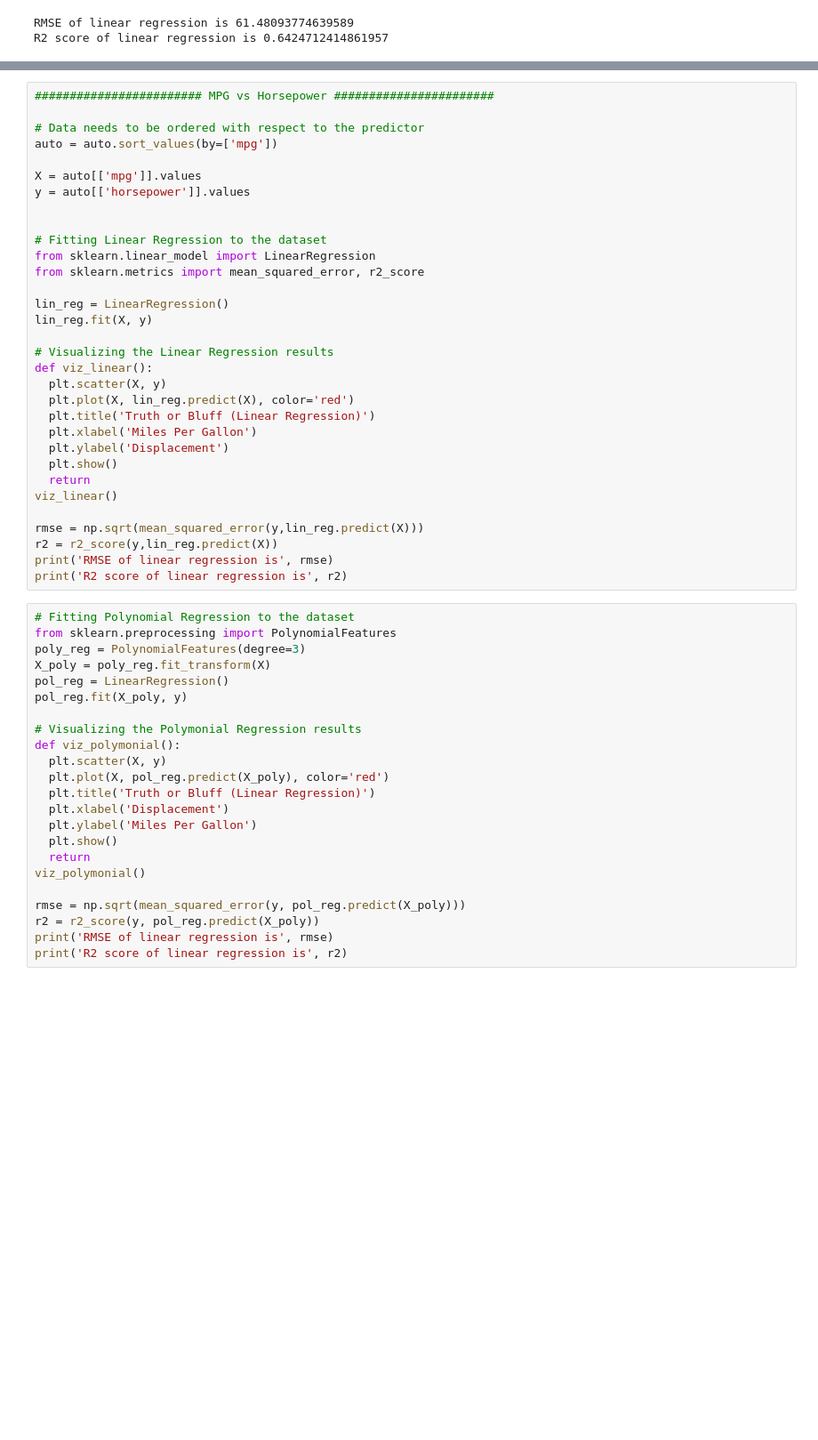
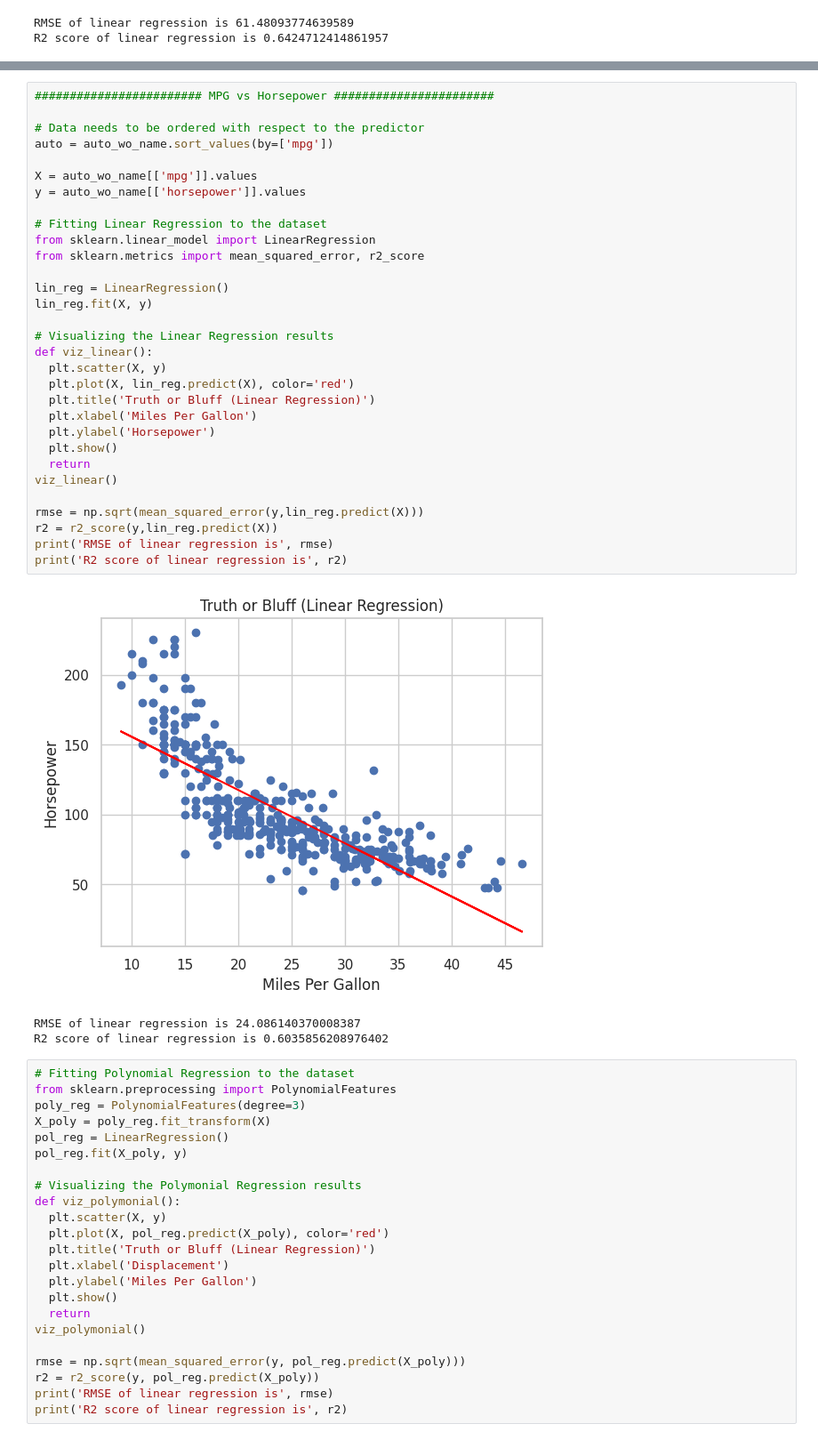
Before and after one commit to ROKIB-UMMC24/Assignment, a Jupyter notebook: auto_mpg_1_eda.ipynb, the cells around one changed output, grey strips where cells are left out. Shown at 89% size. Cells and saved outputs as stored; diff of their text form; blank space fills up the shorter version.

```diff
--- a/auto_mpg_1_eda.ipynb
+++ b/auto_mpg_1_eda.ipynb
@@ -432,35 +440,38 @@ R2 score of linear regression is 0.6424712414861957
 # %%
 ######################## MPG vs Horsepower #######################
 
 # Data needs to be ordered with respect to the predictor
-auto = auto.sort_values(by=['mpg'])
+auto = auto_wo_name.sort_values(by=['mpg'])
 
-X = auto[['mpg']].values
-y = auto[['horsepower']].values
-
+X = auto_wo_name[['mpg']].values
+y = auto_wo_name[['horsepower']].values
 
 # Fitting Linear Regression to the dataset
 from sklearn.linear_model import LinearRegression
 from sklearn.metrics import mean_squared_error, r2_score
 
 lin_reg = LinearRegression()
 lin_reg.fit(X, y)
 
 # Visualizing the Linear Regression results
 def viz_linear():
   plt.scatter(X, y)
   plt.plot(X, lin_reg.predict(X), color='red')
   plt.title('Truth or Bluff (Linear Regression)')
   plt.xlabel('Miles Per Gallon')
-  plt.ylabel('Displacement')
+  plt.ylabel('Horsepower')
   plt.show()
   return
 viz_linear()
 
 rmse = np.sqrt(mean_squared_error(y,lin_reg.predict(X)))
 r2 = r2_score(y,lin_reg.predict(X))
 print('RMSE of linear regression is', rmse)
 print('R2 score of linear regression is', r2)
+# %% [output]
+[figure, added]
+RMSE of linear regression is 24.086140370008387
+R2 score of linear regression is 0.6035856208976402
 # %%
 # Fitting Polynomial Regression to the dataset
 from sklearn.preprocessing import PolynomialFeatures
```
Also changed, not shown: parts of 1 cell of this notebook.
